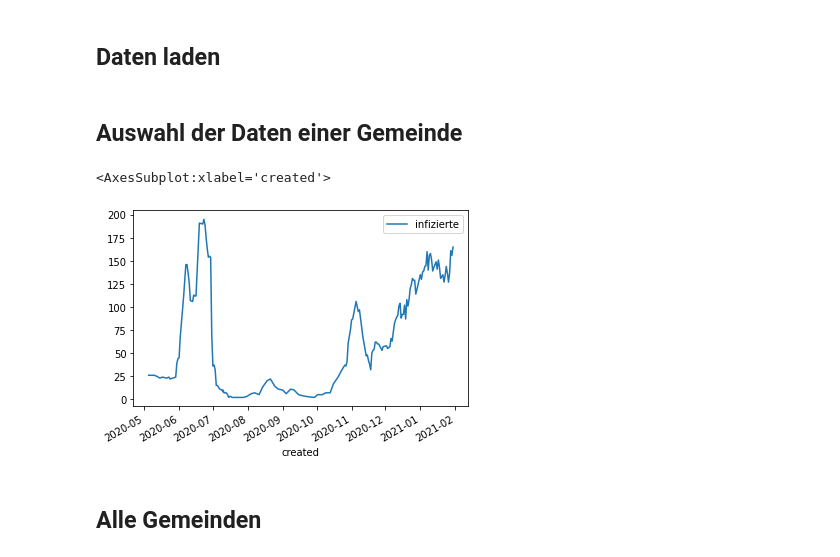
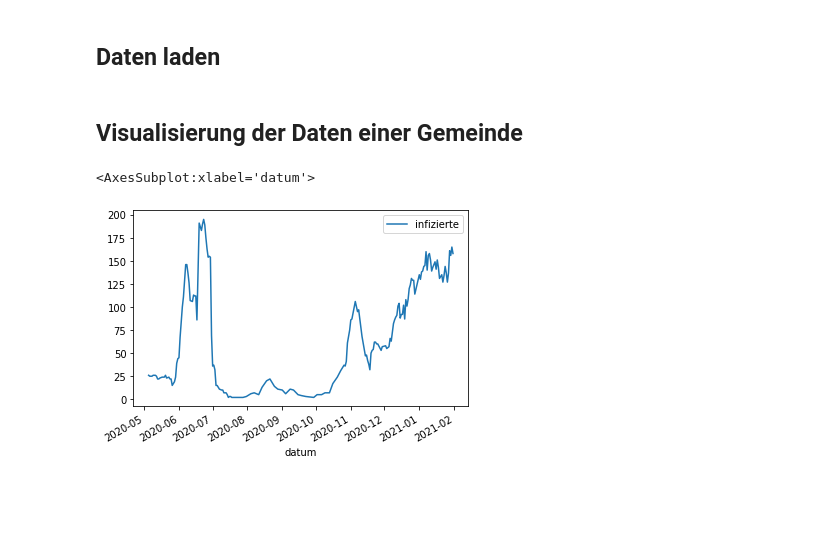
Before and after one commit to nichtich/corona-goettingen, a Jupyter notebook: Fallzahlen.ipynb, the cells around one changed output. Cells and saved outputs as stored; diff of their text form; code cells hidden in the pictures; blank space fills up the shorter version.

Commit message:
Extend diagrams

```diff
--- a/Fallzahlen.ipynb
+++ b/Fallzahlen.ipynb
@@ -11,18 +11,16 @@ import pandas as pd
 import numpy as np
 import matplotlib.pyplot as plt
 # %%
-dtypes = {'created': 'str', 'modified': 'str', 'gemeinde': 'str', 'faelle': 'float', 'infizierte': 'float', 'quelle': 'int'}
-zahlen = pd.read_csv('fallzahlen.csv', dtype=dtypes, parse_dates=['created', 'modified'])
+dtypes = {'datum': 'str', 'update': 'str', 'gemeinde': 'str', 'faelle': 'Int64', 'infizierte': 'Int64', 'quelle': 'int'}
+zahlen = pd.read_csv('fallzahlen.csv', dtype=dtypes, parse_dates=['datum', 'update'])
 # %% [markdown]
-## Auswahl der Daten einer Gemeinde
+## Visualisierung der Daten einer Gemeinde
 # %%
 gemeinde = "Stadt Göttingen"
 # %%
-infizierte = zahlen[zahlen["gemeinde"]==gemeinde][['created','infizierte']]
-infizierte.set_index(['created'],inplace=True)
+infizierte = zahlen[zahlen["gemeinde"]==gemeinde][['datum','infizierte']]
+infizierte.set_index(['datum'],inplace=True)
 infizierte.plot()
 # %% [output]
-<AxesSubplot:xlabel='created'>
+<AxesSubplot:xlabel='datum'>
-[figure, old version]
+[figure, new version]
-# %% [markdown]
-## Alle Gemeinden
```
Also changed, not shown: parts of 6 cells of this notebook.
